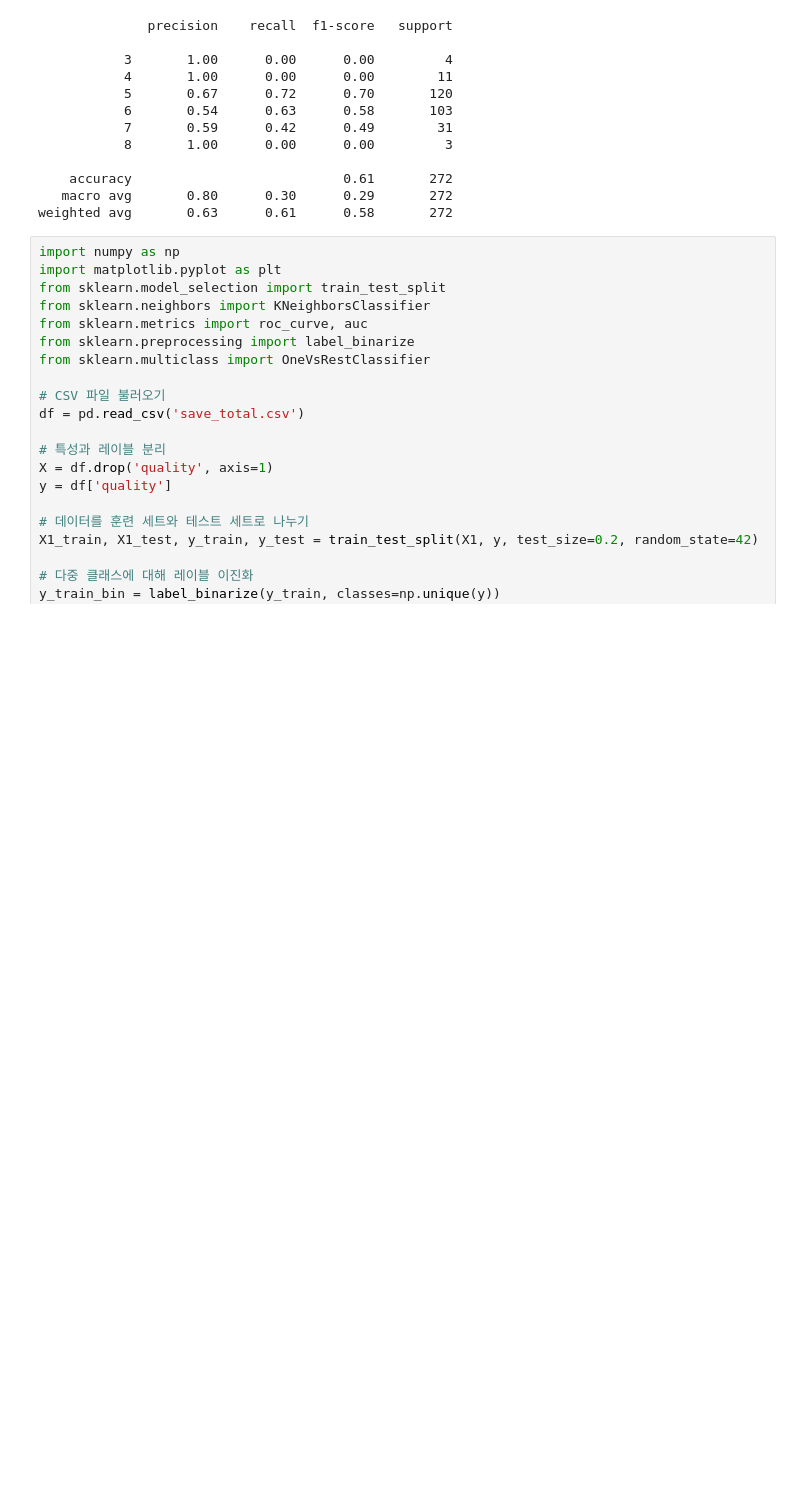
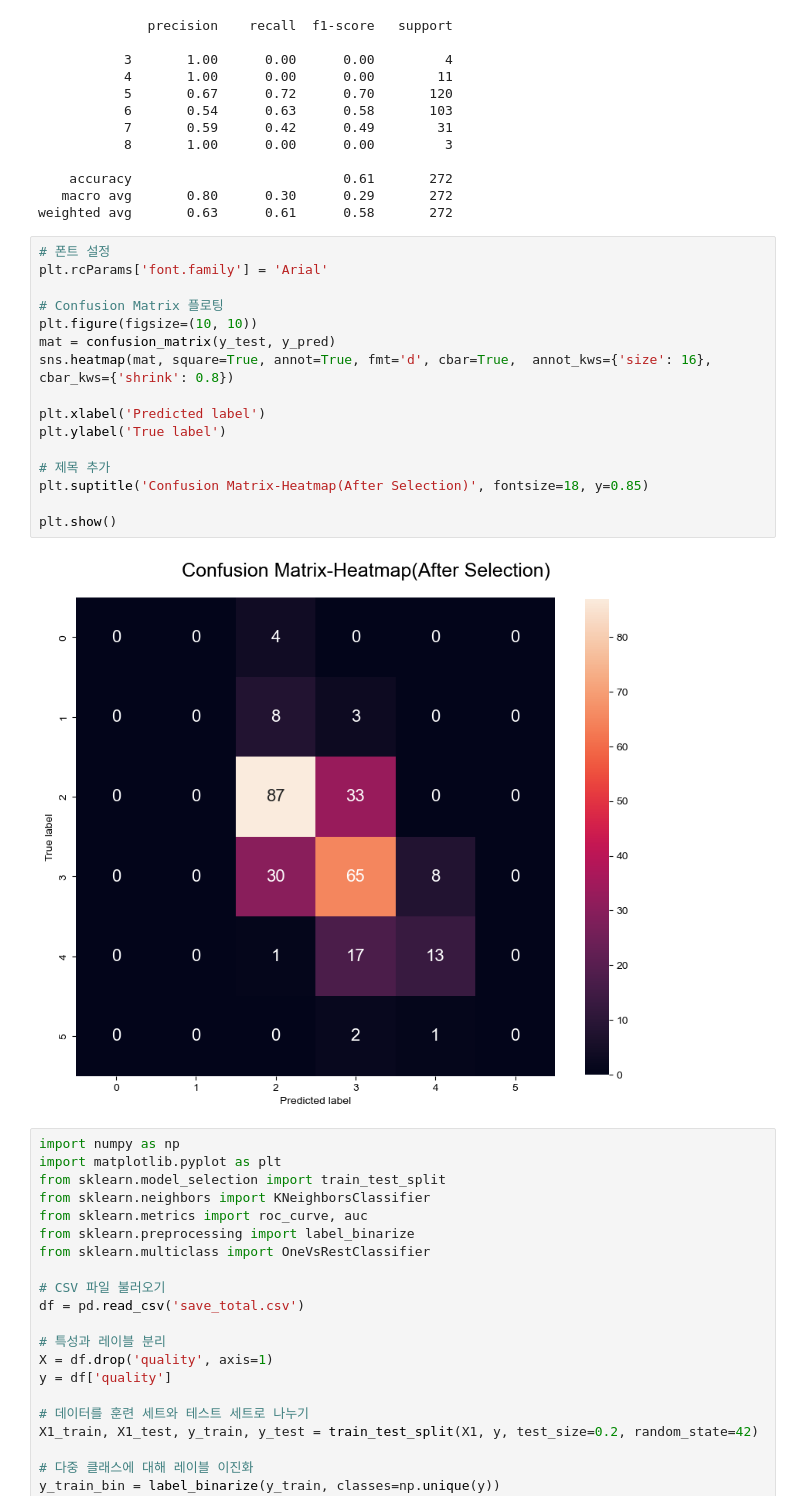
Before and after one commit to yeonho0214/test, a Jupyter notebook: 3. 모델 성능 평가 (ConfusionMatrix, ROCCurve).ipynb, the cells around one changed output. Cells and saved outputs as stored; diff of their text form; blank space fills up the shorter version.

```diff
--- a/3. 모델 성능 평가 (ConfusionMatrix, ROCCurve).ipynb
+++ b/3. 모델 성능 평가 (ConfusionMatrix, ROCCurve).ipynb
@@ -188,6 +191,24 @@ print(classification_report(y_test, y_pred, zero_division=True))
     accuracy                           0.61       272
    macro avg       0.80      0.30      0.29       272
 weighted avg       0.63      0.61      0.58       272
+# %%
+# 폰트 설정
+plt.rcParams['font.family'] = 'Arial'
+
+# Confusion Matrix 플로팅
+plt.figure(figsize=(10, 10))
+mat = confusion_matrix(y_test, y_pred)
+sns.heatmap(mat, square=True, annot=True, fmt='d', cbar=True,  annot_kws={'size': 16}, cbar_kws={'shrink': 0.8})
+
+plt.xlabel('Predicted label')
+plt.ylabel('True label')
+
+# 제목 추가
+plt.suptitle('Confusion Matrix-Heatmap(After Selection)', fontsize=18, y=0.85)
+
+plt.show()
+# %% [output]
+[figure, added]
 # %%
 import numpy as np
 import matplotlib.pyplot as plt
```
Also changed, not shown: parts of 1 cell of this notebook.
